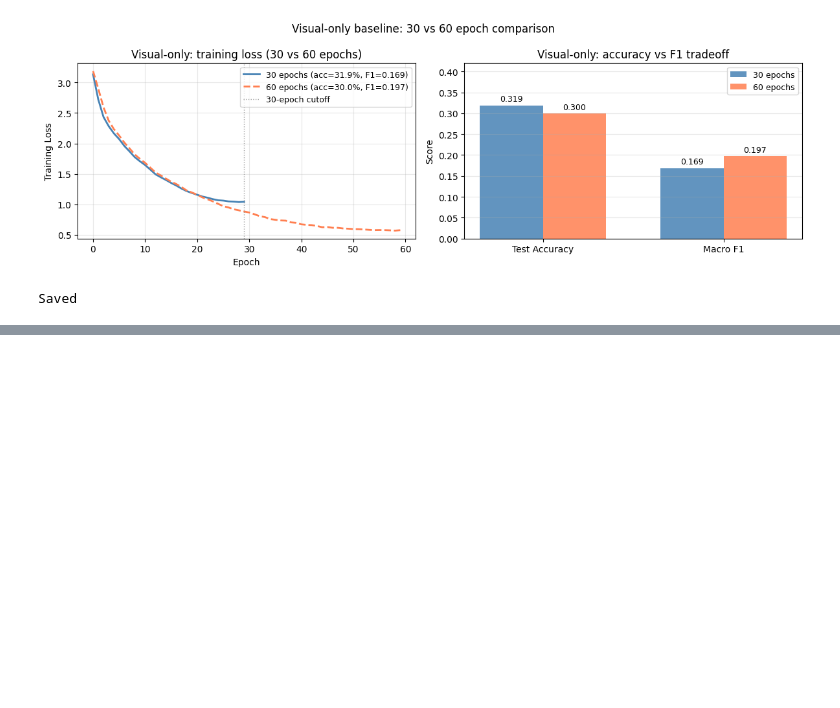
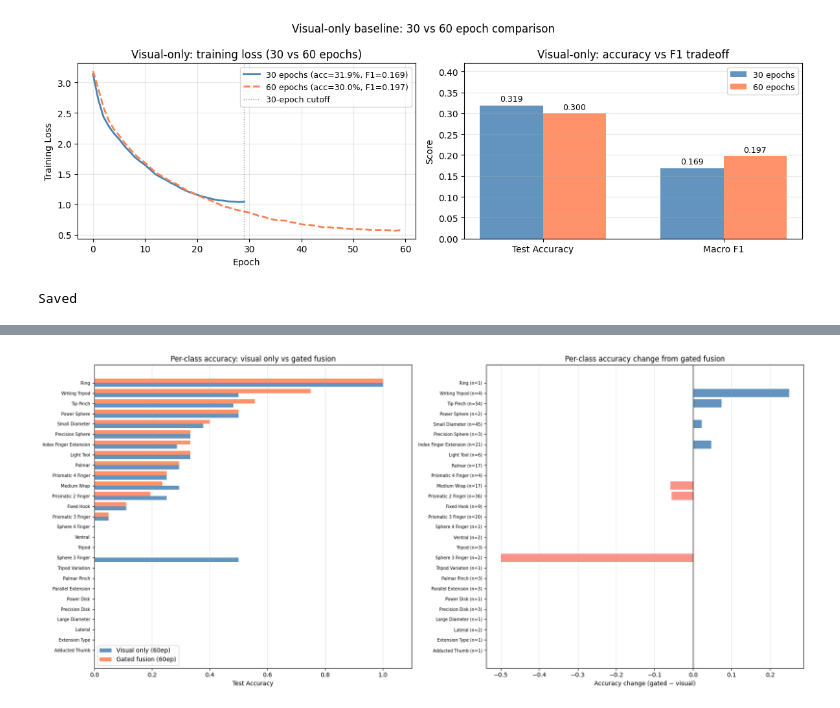
Before and after one commit to cassandraxzhe/mmai-tactile-grasp, a Jupyter notebook: notebooks/opentouch_colab_training.ipynb, the cells around one changed output, grey strips where cells are left out. Cells and saved outputs as stored; diff of their text form; code cells hidden in the pictures; blank space fills up the shorter version.

```diff
--- a/notebooks/opentouch_colab_training.ipynb
+++ b/notebooks/opentouch_colab_training.ipynb
@@ -625,0 +1209,87 @@ Saved
+# %%
+# ── Inference: Gated Fusion ───────────────────────────────────────────────────
+all_preds_gated, all_labels_gated = [], []
+
+with torch.no_grad():
+    for batch in dataloader_vp:
+        rgb       = batch['rgb_images'].cuda()
+        landmarks = batch['hand_landmarks'].cuda()
+        labels    = batch['label'].cuda()
+        logits    = model_gated(rgb_images=rgb, hand_landmarks=landmarks)
+        preds     = logits.argmax(dim=-1)
+        all_preds_gated.extend(preds.cpu().numpy())
+        all_labels_gated.extend(labels.cpu().numpy())
+
+all_preds_gated  = np.array(all_preds_gated)
+all_labels_gated = np.array(all_labels_gated)
+print(f"Gated fusion accuracy: {(all_preds_gated == all_labels_gated).mean():.3f}")
+
+# ── Per-class accuracy: gated fusion ─────────────────────────────────────────
+per_class_acc_gated = []
+for i in range(28):
+    mask = all_labels_gated == i
+    n    = mask.sum()
+    acc  = (all_preds_gated[mask] == all_labels_gated[mask]).mean() if n > 0 else 0.0
+    per_class_acc_gated.append(float(acc))
+
+per_class_acc_gated = np.array(per_class_acc_gated)
+
+# ── Side-by-side comparison: visual-only vs gated fusion ─────────────────────
+present     = np.where(per_class_n > 0)[0]
+names       = [class_names[i] for i in present]
+acc_v       = per_class_acc[present]        # from Run 1 cell
+acc_g       = per_class_acc_gated[present]
+n_samples   = per_class_n[present]
+diff        = acc_g - acc_v
+
+# Sort by gated fusion accuracy
+sorted_idx  = np.argsort(acc_g)
+x           = np.arange(len(sorted_idx))
+width       = 0.4
+
+fig, axes = plt.subplots(1, 2, figsize=(18, 8))
+
+# Left: full comparison bar chart
+axes[0].barh(x - width/2, acc_v[sorted_idx], width,
+             label='Visual only (60ep)', color='steelblue', alpha=0.85)
+axes[0].barh(x + width/2, acc_g[sorted_idx], width,
+             label='Gated fusion (60ep)', color='coral', alpha=0.85)
+axes[0].set_yticks(x)
+axes[0].set_yticklabels([names[i] for i in sorted_idx], fontsize=7)
+axes[0].set_xlabel('Test Accuracy')
+axes[0].set_title('Per-class accuracy: visual only vs gated fusion')
+axes[0].legend()
+axes[0].set_xlim(0, 1.1)
+axes[0].grid(alpha=0.3, axis='x')
+
+# Right: delta chart (gated - visual)
+colors = ['steelblue' if d >= 0 else 'salmon' for d in diff[sorted_idx]]
+axes[1].barh(x, diff[sorted_idx], color=colors, alpha=0.85)
+axes[1].axvline(0, color='black', linewidth=0.8)
+axes[1].set_yticks(x)
+axes[1].set_yticklabels([f"{names[i]} (n={n_samples[i]})"
+                          for i in sorted_idx], fontsize=7)
+axes[1].set_xlabel('Accuracy change (gated − visual)')
+axes[1].set_title('Per-class accuracy change from gated fusion')
+axes[1].grid(alpha=0.3, axis='x')
+
+plt.tight_layout()
+plt.savefig('per_class_comparison.png', dpi=150, bbox_inches='tight')
+plt.show()
+print("Saved per_class_comparison.png")
+
+# ── Print biggest movers ──────────────────────────────────────────────────────
+print("\nBiggest improvements (gated > visual):")
+top_gains = np.argsort(diff)[-5:][::-1]
+for i in top_gains:
+    print(f"  {names[i]:25s}  {acc_v[i]:.2f} → {acc_g[i]:.2f}  (n={n_samples[i]})")
+
+print("\nBiggest regressions (visual > gated):")
+top_drops = np.argsort(diff)[:5]
+for i in top_drops:
+    print(f"  {names[i]:25s}  {acc_v[i]:.2f} → {acc_g[i]:.2f}  (n={n_samples[i]})")
+
+# ── Save to Drive ─────────────────────────────────────────────────────────────
+!cp per_class_comparison.png \
+    /content/drive/MyDrive/6.S985/opentouch/logs/per_class_comparison.png
+# %% [output]
@@ -625,0 +1297 @@ Saved
+[figure, added]
```
Also changed, not shown: parts of 55 cells of this notebook.
